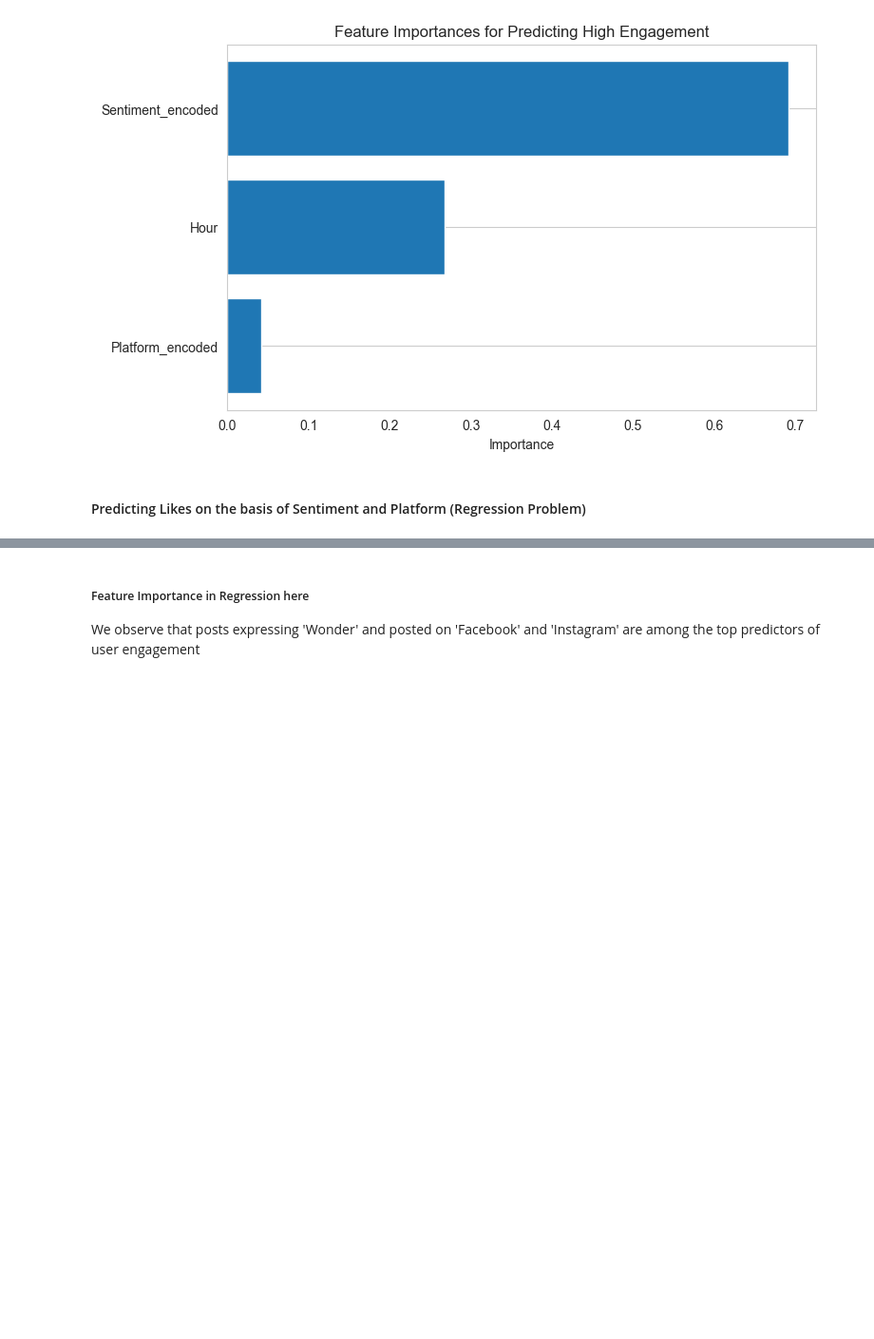
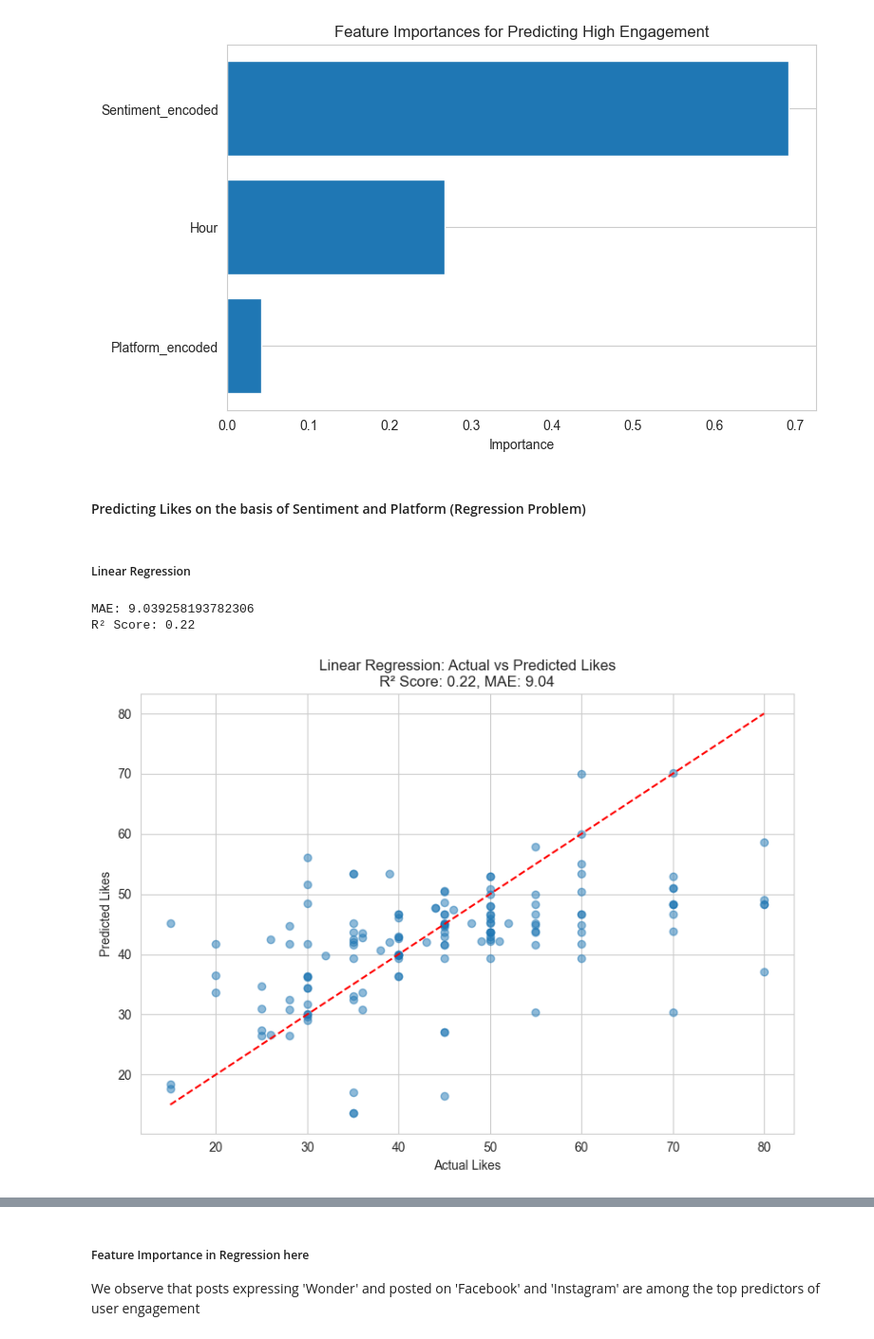
Before and after one commit to samridhsri/social-media-sentiment-analysis, a Jupyter notebook: notebook.ipynb, the cells around one changed output, grey strips where cells are left out. Shown at 95% size. Drawn from its saved outputs; the diff is of its cells as text; code cells hidden in the pictures; blank space fills up the shorter version.

```diff
--- a/notebook.ipynb
+++ b/notebook.ipynb
@@ -565,4 +566,6 @@ Feature Importances (Random Forest):
 [figure]
 # %% [markdown]
 #### Predicting Likes on the basis of Sentiment and Platform (Regression Problem)
+# %% [markdown]
+##### Linear Regression
 # %%
@@ -570 +573,32 @@ from sklearn.ensemble import RandomForestRegressor
 from sklearn.metrics import mean_absolute_error, mean_squared_error, r2_score
+# %%
+X = pd.get_dummies(df[['Sentiment', 'Platform']])
+y = df['Likes']
+
+X_train, X_test, y_train, y_test = train_test_split(X, y, test_size=0.2, random_state=42)
+
+model = LinearRegression()
+model.fit(X_train, y_train)
+y_pred = model.predict(X_test)
+
+
+# Evaluation
+mae = mean_absolute_error(y_test, y_pred)
+r2 = r2_score(y_test, y_pred)
+print('MAE:', mae)
+print(f'R² Score: {r2:.2f}')
+
+# Scatter Plot: Predicted vs Actual Likes
+plt.figure(figsize=(8, 6))
+plt.scatter(y_test, y_pred, alpha=0.5)
+plt.plot([y_test.min(), y_test.max()], [y_test.min(), y_test.max()], 'r--')  # Reference line
+plt.xlabel('Actual Likes')
+plt.ylabel('Predicted Likes')
+plt.title(f'Linear Regression: Actual vs Predicted Likes\nR² Score: {r2:.2f}, MAE: {mae:.2f}')
+plt.grid(True)
+plt.tight_layout()
+plt.show()
+# %% [output]
+MAE: 9.039258193782306
+R² Score: 0.22
+[figure, added]
```
Also changed, not shown: parts of 7 cells of this notebook.
